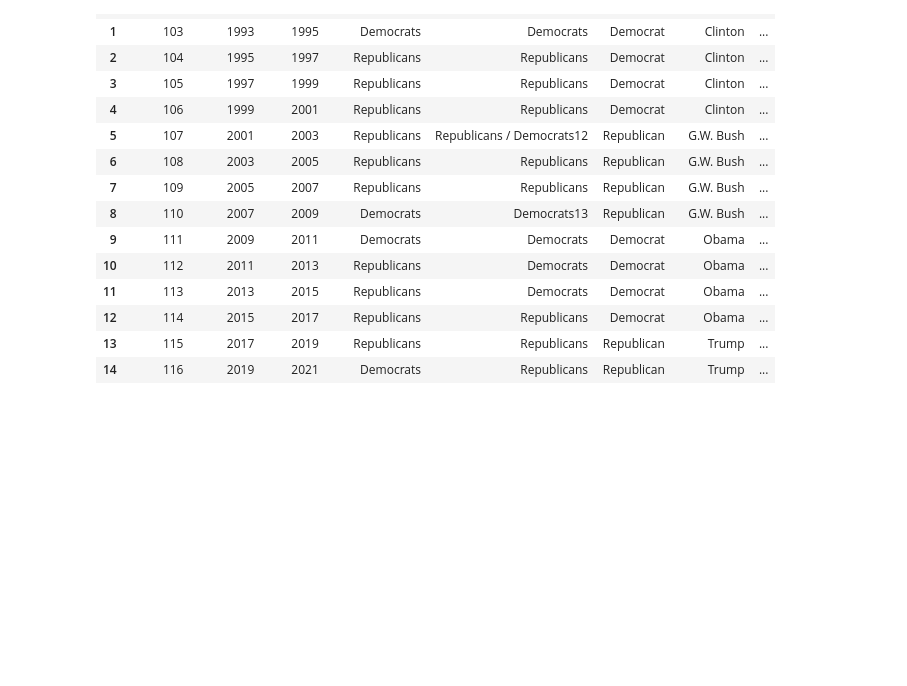
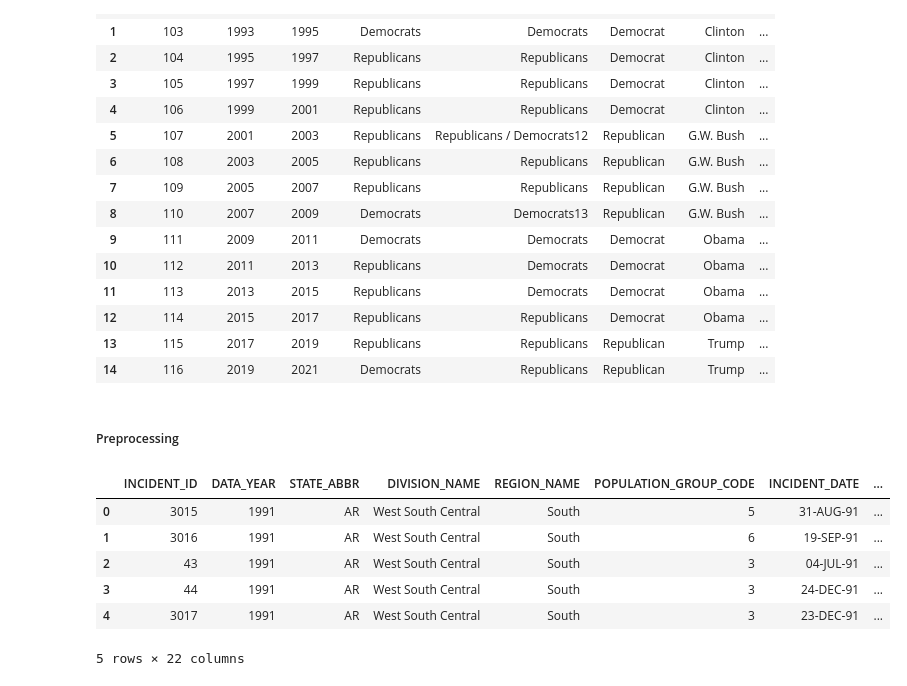
Before and after one commit to CEsperance/Final_Project, a Jupyter notebook: AS_notebook.ipynb, the cells around one changed output. Cells and saved outputs as stored; diff of their text form; code cells hidden in the pictures; blank space fills up the shorter version.

```diff
--- a/AS_notebook.ipynb
+++ b/AS_notebook.ipynb
@@ -60,3 +74,18 @@ political
 | 12 | 114 | 2015 | 2017 | Republicans | Republicans | Democrat | Obama | ... |
 | 13 | 115 | 2017 | 2019 | Republicans | Republicans | Republican | Trump | ... |
 | 14 | 116 | 2019 | 2021 | Democrats | Republicans | Republican | Trump | ... |
+# %% [markdown]
+##### Preprocessing
+# %%
+#dropping duplicate columns like state name and unnecessary columns like Agency Name
+hate_crime = hate_crime.drop(['STATE_NAME', 'POPULATION_GROUP_DESC', 'PUB_AGENCY_UNIT',
+                              'ORI', 'PUB_AGENCY_NAME', 'AGENCY_TYPE_NAME'], axis=1)
+hate_crime.head()
+# %% [output]
+|  | INCIDENT_ID | DATA_YEAR | STATE_ABBR | DIVISION_NAME | REGION_NAME | POPULATION_GROUP_CODE | INCIDENT_DATE | ... |
+| 0 | 3015 | 1991 | AR | West South Central | South | 5 | 31-AUG-91 | ... |
+| 1 | 3016 | 1991 | AR | West South Central | South | 6 | 19-SEP-91 | ... |
+| 2 | 43 | 1991 | AR | West South Central | South | 3 | 04-JUL-91 | ... |
+| 3 | 44 | 1991 | AR | West South Central | South | 3 | 24-DEC-91 | ... |
+| 4 | 3017 | 1991 | AR | West South Central | South | 3 | 23-DEC-91 | ... |
+5 rows × 22 columns
```
Also changed, not shown: parts of 15 cells of this notebook.
